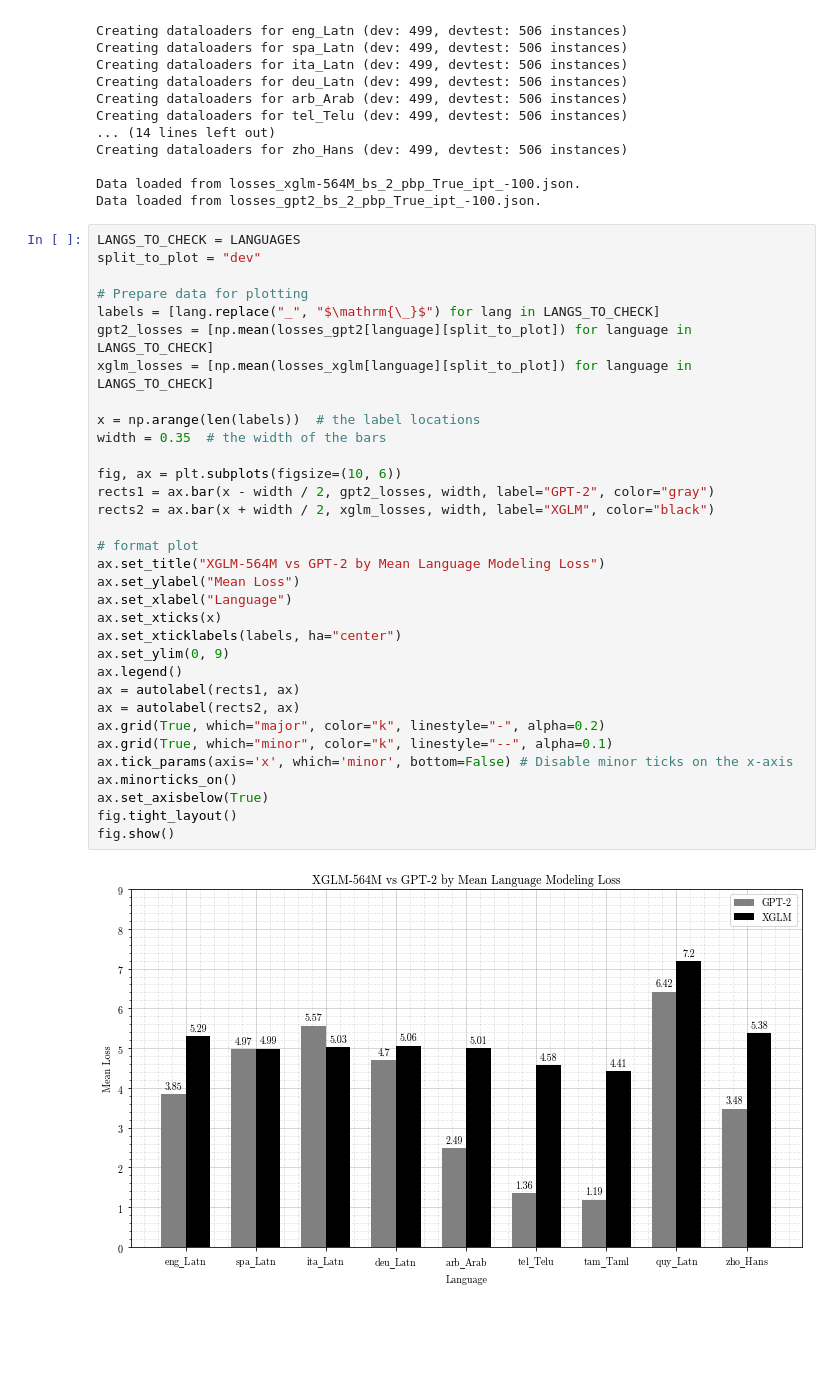
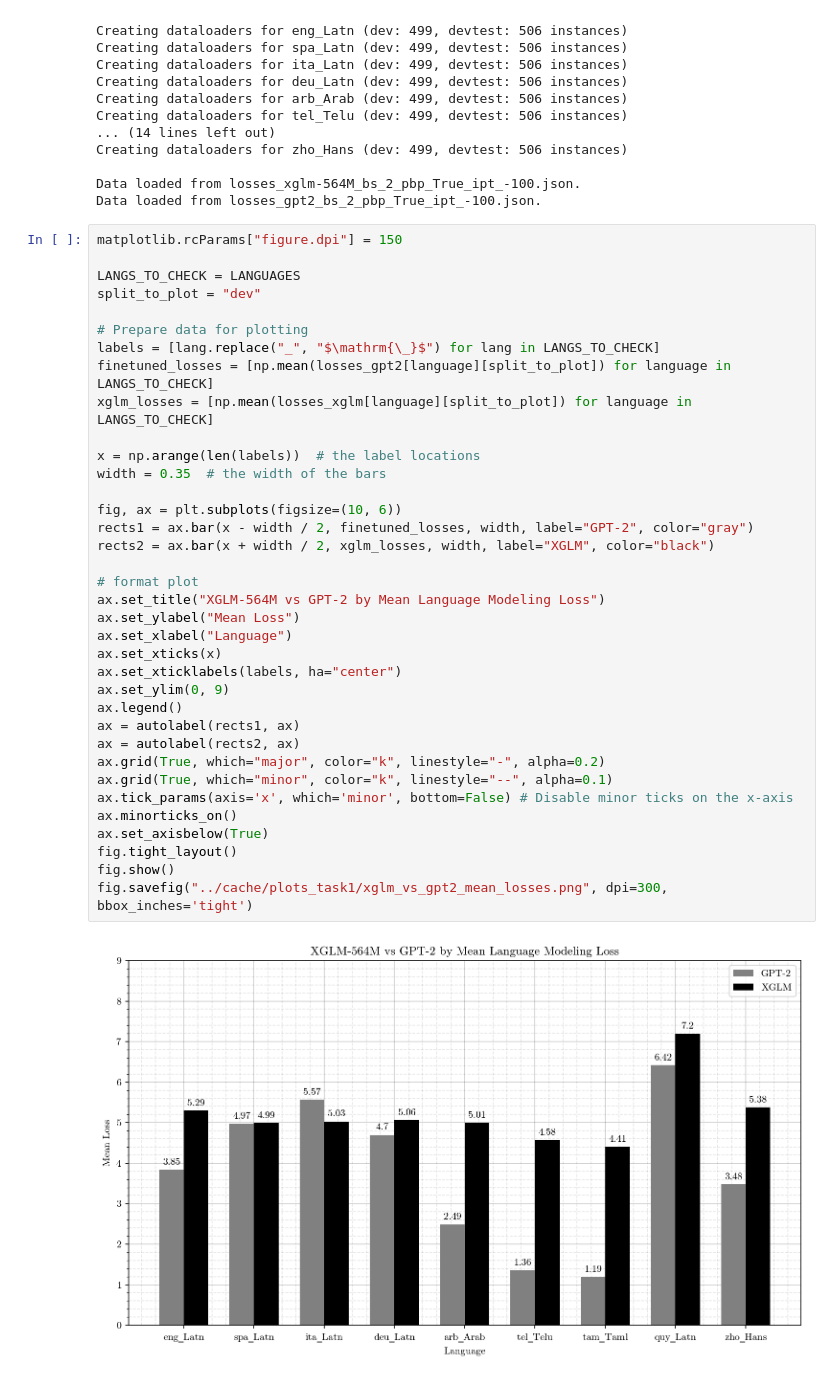
Before and after one commit to Kanakanajm/nnti, a Jupyter notebook: NNTIProject/notebooks/task1.ipynb, the cells around one changed output. Cells and saved outputs as stored; diff of their text form; blank space fills up the shorter version.

Commit message:
Added plots for the report

```diff
--- a/NNTIProject/notebooks/task1.ipynb
+++ b/NNTIProject/notebooks/task1.ipynb
@@ -847,37 +846,40 @@ Creating dataloaders for zho_Hans (dev: 499, devtest: 506 instances)
 Data loaded from losses_xglm-564M_bs_2_pbp_True_ipt_-100.json.
 Data loaded from losses_gpt2_bs_2_pbp_True_ipt_-100.json.
 # %%
+matplotlib.rcParams["figure.dpi"] = 150
+
 LANGS_TO_CHECK = LANGUAGES
 split_to_plot = "dev"
 
 # Prepare data for plotting
 labels = [lang.replace("_", "$\mathrm{\_}$") for lang in LANGS_TO_CHECK]
-gpt2_losses = [np.mean(losses_gpt2[language][split_to_plot]) for language in LANGS_TO_CHECK]
+finetuned_losses = [np.mean(losses_gpt2[language][split_to_plot]) for language in LANGS_TO_CHECK]
 xglm_losses = [np.mean(losses_xglm[language][split_to_plot]) for language in LANGS_TO_CHECK]
 
 x = np.arange(len(labels))  # the label locations
 width = 0.35  # the width of the bars
 
 fig, ax = plt.subplots(figsize=(10, 6))
-rects1 = ax.bar(x - width / 2, gpt2_losses, width, label="GPT-2", color="gray")
+rects1 = ax.bar(x - width / 2, finetuned_losses, width, label="GPT-2", color="gray")
 rects2 = ax.bar(x + width / 2, xglm_losses, width, label="XGLM", color="black")
 
 # format plot
 ax.set_title("XGLM-564M vs GPT-2 by Mean Language Modeling Loss")
 ax.set_ylabel("Mean Loss")
 ax.set_xlabel("Language")
 ax.set_xticks(x)
 ax.set_xticklabels(labels, ha="center")
 ax.set_ylim(0, 9)
 ax.legend()
 ax = autolabel(rects1, ax)
 ax = autolabel(rects2, ax)
 ax.grid(True, which="major", color="k", linestyle="-", alpha=0.2)
 ax.grid(True, which="minor", color="k", linestyle="--", alpha=0.1)
 ax.tick_params(axis='x', which='minor', bottom=False) # Disable minor ticks on the x-axis
 ax.minorticks_on()
 ax.set_axisbelow(True)
 fig.tight_layout()
 fig.show()
+fig.savefig("../cache/plots_task1/xglm_vs_gpt2_mean_losses.png", dpi=300, bbox_inches='tight')
 # %% [output]
-[figure, old version]
+[figure, new version]
```
Also changed, not shown: parts of 2 cells of this notebook, 13 other files.
